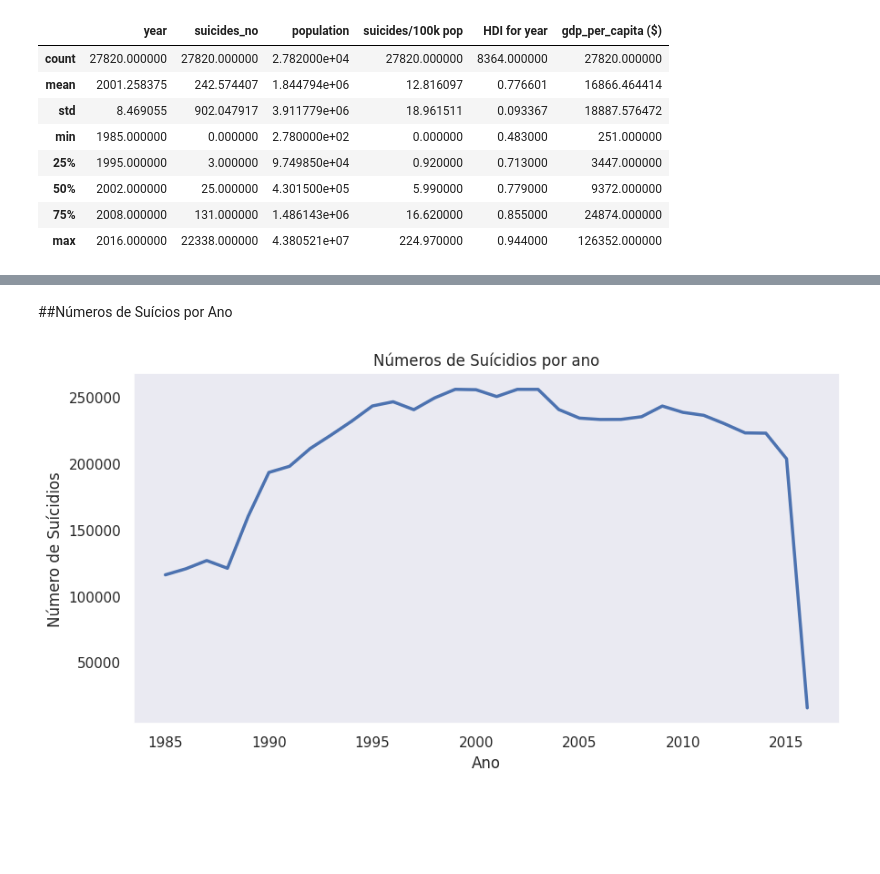
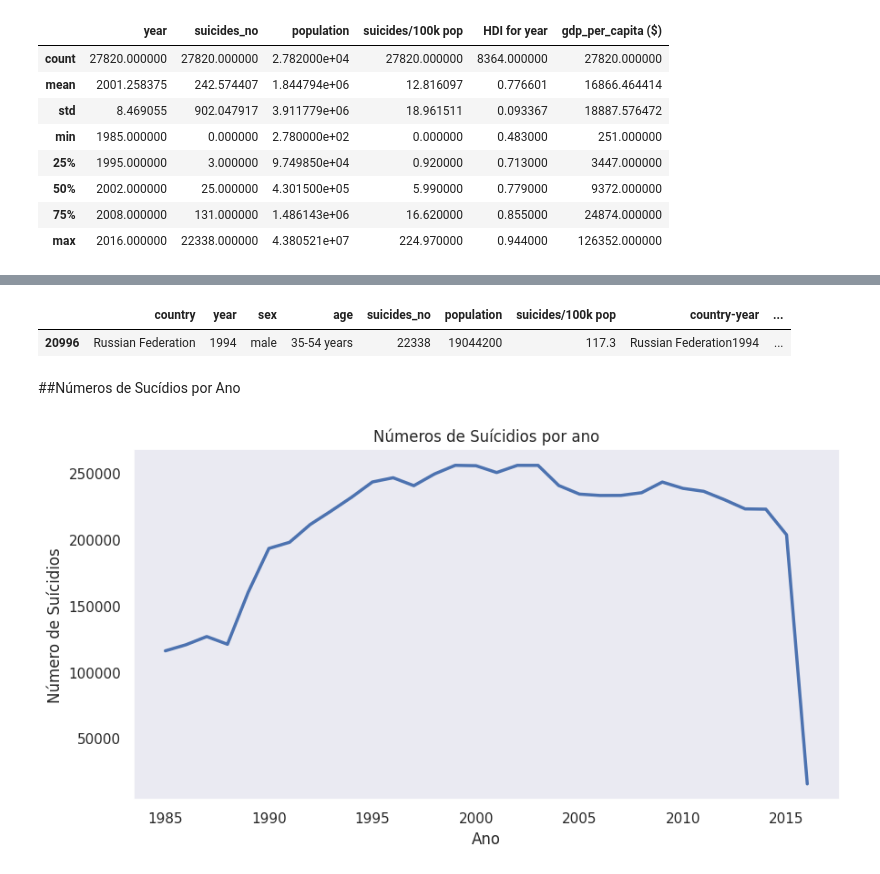
Before and after one commit to Luis-Hauck/Analise_Exploratoria_Suicidios_no_Brasil, a Jupyter notebook: Analise_Exploratoria_de_Dados.ipynb, the cells around one changed output, grey strips where cells are left out. Saved outputs shown, nothing was run; the diff lists cells and outputs as text; code cells hidden in the pictures; blank space fills up the shorter version.

```diff
--- a/Analise_Exploratoria_de_Dados.ipynb
+++ b/Analise_Exploratoria_de_Dados.ipynb
@@ -82,3 +94,10 @@ dtype: int64
+# %%
+#Identificando valor máximo
+df_max = df[df['suicides_no'] == df['suicides_no'].max()]
+df_max
+# %% [output]
+|  | country | year | sex | age | suicides_no | population | suicides/100k pop | country-year | ... |
+| 20996 | Russian Federation | 1994 | male | 35-54 years | 22338 | 19044200 | 117.3 | Russian Federation1994 | ... |
 # %% [markdown]
-##Números de Suícios por Ano
+##Números de Sucídios por Ano
 # %%
```
Also changed, not shown: parts of 18 cells of this notebook.
